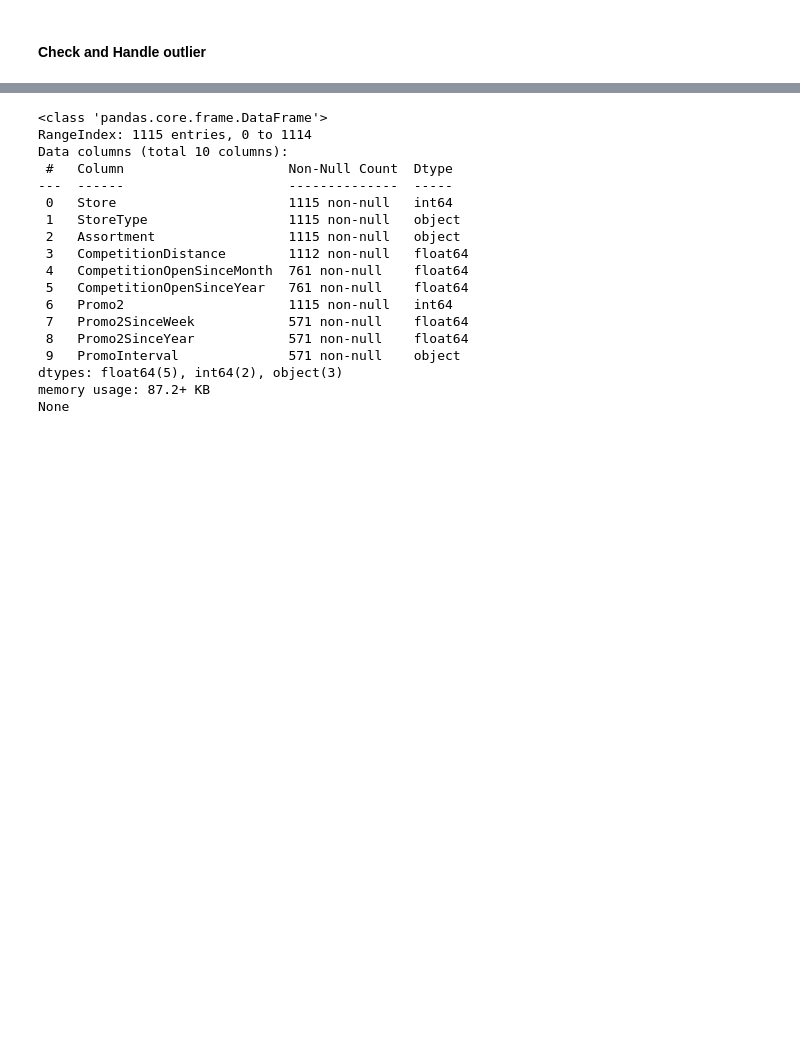
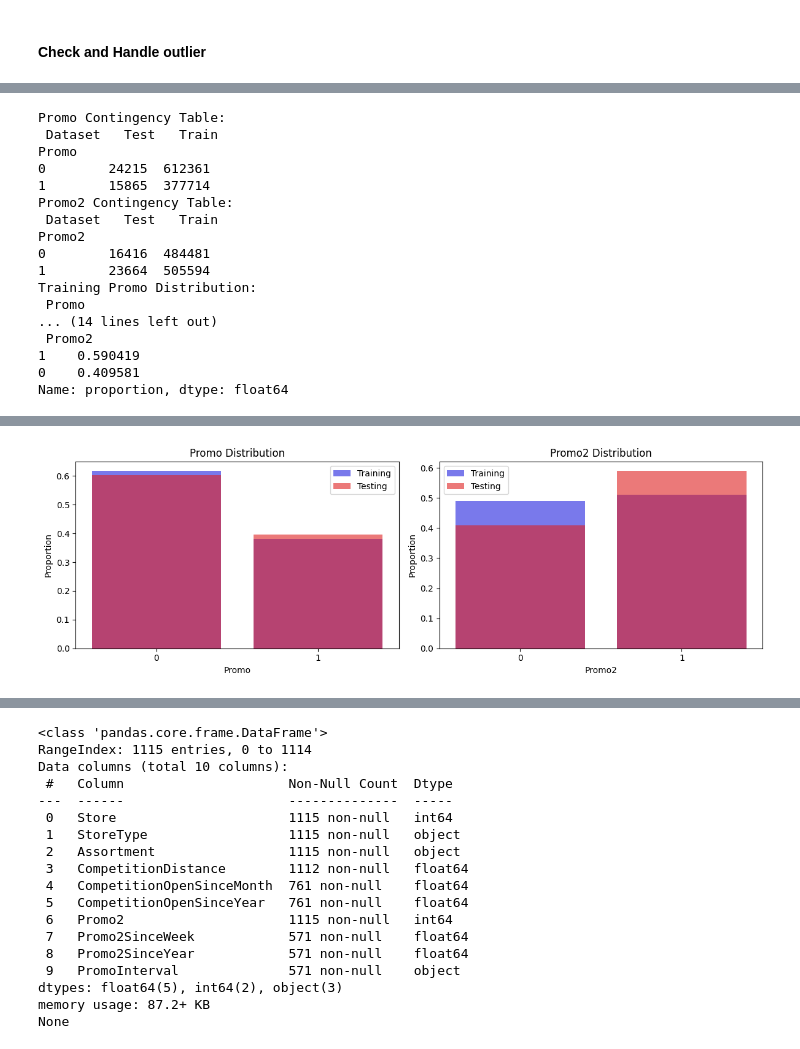
Before and after one commit to Temesgenasmamaw/Week_04, a Jupyter notebook: notebooks/EDA.ipynb, the cells around one changed output, grey strips where cells are left out. Saved outputs shown, nothing was run; the diff lists cells and outputs as text; code cells hidden in the pictures; blank space fills up the shorter version.

```diff
--- a/notebooks/EDA.ipynb
+++ b/notebooks/EDA.ipynb
@@ -198,0 +255,14 @@ dtype: int64
+# %%
+logger.info("Convert Date to datetime so we can divide it to month, day, and year for time-required explorations.")
+train_data['Date']=pd.to_datetime(train_data['Date'])
+# Extract year, month, and day
+train_data['Year'] = train_data['Date'].dt.year
+train_data['Month'] = train_data['Date'].dt.month
+train_data['Day'] = train_data['Date'].dt.day
+
+test_data['Date']=pd.to_datetime(test_data['Date'])
+
+# Extract year, month, and day
+test_data['Year'] = test_data['Date'].dt.year
+test_data['Month'] = test_data['Date'].dt.month
+test_data['Day'] = test_data['Date'].dt.day
@@ -198,0 +273,4 @@ dtype: int64
+# %%
+logger.info("merge train and store data\n")
+train_store_data = pd.merge(train_data, new_store_data, how='inner', on='Store')
+train_store_data.info()
@@ -198,0 +298,4 @@ dtype: int64
+# %%
+logger.info("Merge test and store data")
+test_store_data = pd.merge(test_data, new_store_data, how='inner', on='Store')
+test_store_data.info()
@@ -198,0 +342,6 @@ dtype: int64
+# %%
+logger.info('Importing the visualyzer class from scripts')
+# Import the Analyzer class
+from data_visualization import Visualyzer
+# Create instance of EDAnalyzer
+vlyr = Visualyzer(train_store_data, test_store_data)
@@ -198,0 +350,5 @@ dtype: int64
+# %%
+logger.info('Checking the distribtion of promotions')
+# Check the distributions
+vlyr.check_promotion_distribution()
+# %% [output]
@@ -198,0 +356,17 @@ dtype: int64
+Promo Contingency Table:
+ Dataset   Test   Train
+Promo
+0        24215  612361
+1        15865  377714
+Promo2 Contingency Table:
+ Dataset   Test   Train
+Promo2
+0        16416  484481
+1        23664  505594
+Training Promo Distribution:
+ Promo
+... (14 lines left out)
+ Promo2
+1    0.590419
+0    0.409581
+Name: proportion, dtype: float64
@@ -198,0 +381 @@ dtype: int64
+[figure, added]
```
Also changed, not shown: parts of 45 cells of this notebook, 5 other files.
